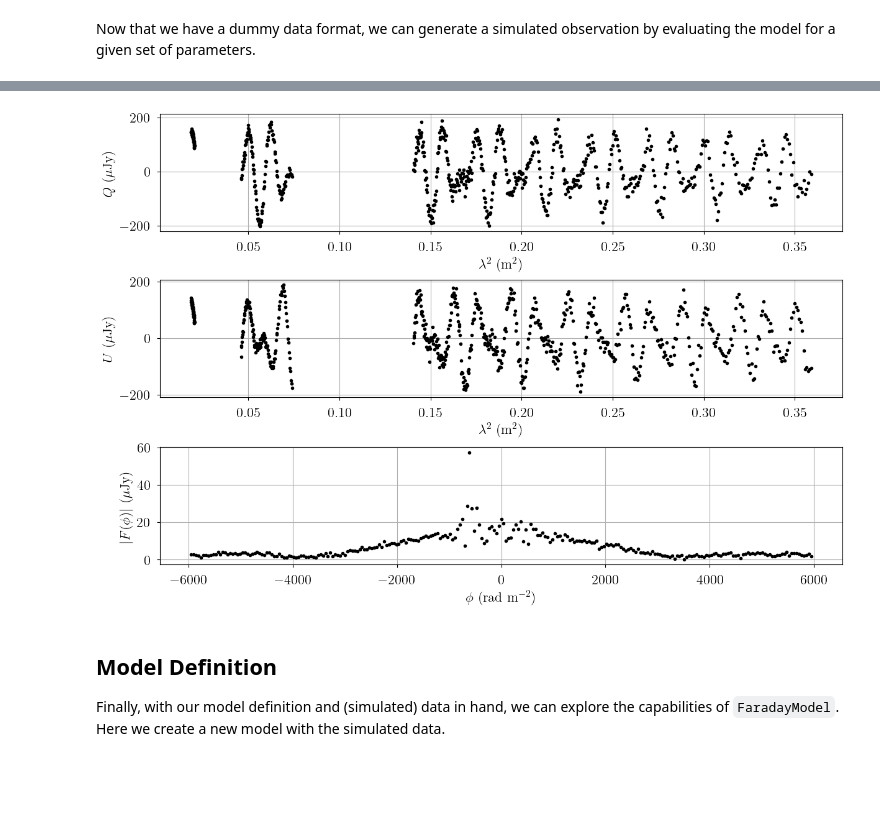
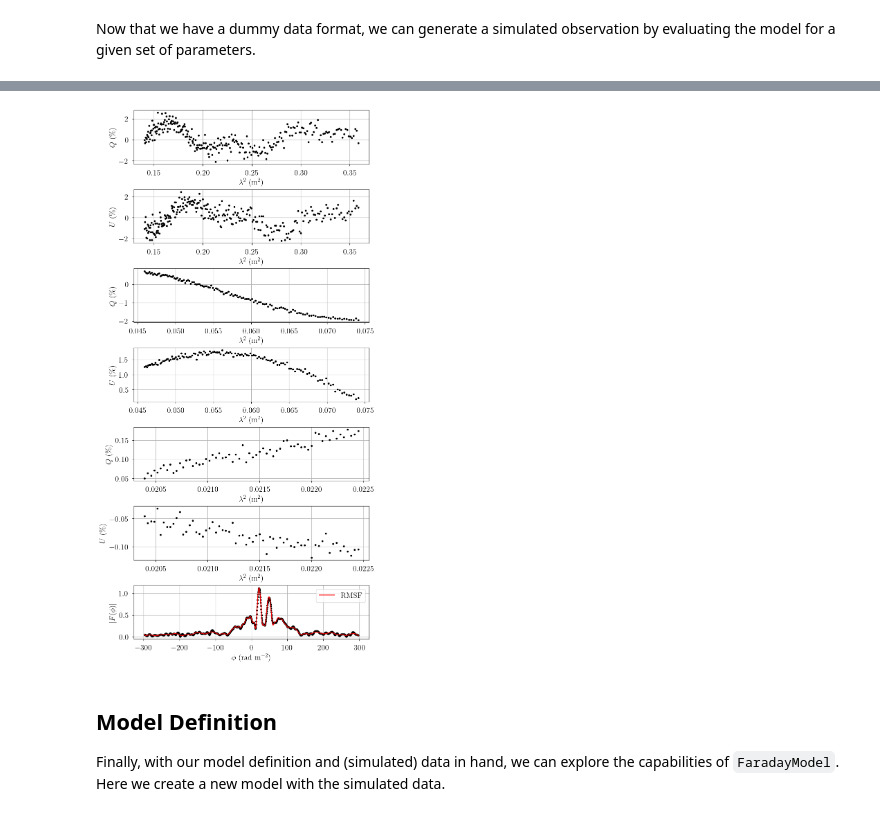
Before and after one commit to tvwenger/bayes_pol, a Jupyter notebook: docs/source/notebooks/faraday_model.ipynb, the cells around one changed output, grey strips where cells are left out. Saved outputs shown, nothing was run; the diff lists cells and outputs as text; code cells hidden in the pictures; blank space fills up the shorter version.

```diff
--- a/docs/source/notebooks/faraday_model.ipynb
+++ b/docs/source/notebooks/faraday_model.ipynb
@@ -95,13 +32,0 @@ faraday_depth_sampling_function = np.sum([
-# %%
-# Synthetic complex polarization signal
-complex_pols = []
-noisy_complex_pols = []
-for lam2_axis in lam2_bin_centers:
-    complex_pol = _POL*np.exp(1.0j*_RM*lam2_axis)
-    noisy_complex_pol = complex_pol + _RMS*np.random.randn(len(lam2_axis)) + _RMS*1.0j*np.random.randn(len(lam2_axis))
-    plt.plot(lam2_axis, noisy_complex_pol.real, 'k.')
-    plt.plot(lam2_axis, noisy_complex_pol.imag, 'r.')
-    complex_pols.append(complex_pol)
-    noisy_complex_pols.append(noisy_complex_pol)
-plt.xlabel(r"$\lambda^2$ (m$^2$)")
-plt.ylabel("Complex Polarization")
@@ -279,63 +136,59 @@ from bayes_pol import FaradayModel
 n_clouds = 2 # number of cloud components
 model = FaradayModel(
     dummy_data,
+    lam2_lower=np.array(lam2_lower),
+    lam2_upper=np.array(lam2_upper),
     n_clouds=n_clouds,
     seed=1234,
     verbose=True
 )
 model.add_priors(
-    prior_polarized_intensity = 100.0,
-    prior_faraday_depth_mean = [0.0, 100.0],
-    prior_faraday_depth_fwhm = 10.0,
-    prior_faraday_depth_offset = [0.0, 1.0],
-    prior_faraday_depth_sigma = 1.0,
+    prior_faraday_depth_mean = [0.0, 50.0],
+    prior_faraday_depth_fwhm = 5.0,
+    prior_faraday_depth_sigma = 1.0/np.sqrt(len(lam2_axis)),
 )
 model.add_likelihood()
 
 sim_params = {
-    "polarized_intensity": [100.0, 100.0],
-    "faraday_depth_mean": [-300.0, 200.0],
-    "faraday_depth_fwhm": [5.0, 0.0],
-    "pol_angle0": [-0.4, 0.25],
+    "polarized_intensity": [1.0, 1.0],
+    "faraday_depth_mean": [20.0, 50.0],
+    "faraday_depth_fwhm": [0.0, 5.0],
+    "pol_angle0": [0.0, 1.0],
+    "faraday_depth_sigma": 1.0e-12, # for RMSF visualization
 }
 sim_obs = {
     key: model.model[key].eval(sim_params, on_unused_input="ignore")
     for key in dummy_data.keys()
 }
-faraday_depth_abs = calc_faraday_depth_abs(sim_obs["Q"], sim_obs["U"], *faraday_params).eval()
 
-# Save simulated data
-obs_Q = SpecData(
-    lam2_axis,
-    sim_obs["Q"],
-    rms,
-    xlabel=r"$\lambda^2$ (m$^2$)",
-    ylabel=r"$Q$ ($\mu$Jy)",
-)
-obs_U = SpecData(
-    lam2_axis,
-    sim_obs["U"],
-    rms,
-    xlabel=r"$\lambda^2$ (m$^2$)",
-    ylabel=r"$U$ ($\mu$Jy)",
-)
-obs_faraday_depth_abs = SpecData(
-    faraday_depth_axis,
-    faraday_depth_abs,
+data = {}
+for key in sim_obs.keys():
+    if "Q" in key or "U" in key:
+        data[key] = SpecData(
+            dummy_data[key].spectral,
+            sim_obs[key],
+            dummy_data[key].noise,
+            xlabel=dummy_data[key].xlabel,
+            ylabel=dummy_data[key].ylabel,
+        )
+
+stokesQ = np.concatenate([sim_obs[key] for key in sim_obs.keys() if "Q" in key])
+stokesU = np.concatenate([sim_obs[key] for key in sim_obs.keys() if "U" in key])
+faraday_depth = calc_faraday_spectrum(faraday_depth_axis, lam2_axis, stokesQ, stokesU)
+data["faraday_depth_abs"] = SpecData(
+    faraday_depth_axis, # spectral axis
+    np.abs(faraday_depth), # brightness
     1.0, # ignored
     xlabel=r"$\phi$ (rad m$^{-2}$)",
-    ylabel=r"$|F(\phi)|$ ($\mu$Jy)",
+    ylabel=r"$|F(\phi)|$",
 )
-data = {
-    "Q": obs_Q,
-    "U": obs_U,
-    "faraday_depth_abs": obs_faraday_depth_abs,
-}
 
 # Plot the simulated data
-fig, axes = plt.subplots(len(data), figsize=(12, 8), layout="constrained", squeeze=False)
+fig, axes = plt.subplots(len(data), figsize=(8, 16), layout="constrained", squeeze=False)
 for ax, dataset in zip(axes.ravel(), data.values()):
     ax.plot(dataset.spectral, dataset.brightness, "k.")
     ax.set_xlabel(dataset.xlabel)
     ax.set_ylabel(dataset.ylabel)
+ax.plot(faraday_depth_axis, sim_obs["faraday_depth_abs"], "r-", label="RMSF")
+ax.legend(loc='best')
 # %% [output]
@@ -342,4 +196,4 @@ for ax, dataset in zip(axes.ravel(), data.values()):
-[figure, old version]
+[figure, new version]
 # %% [markdown]
 ## Model Definition
 
```
Also changed, not shown: parts of 28 cells of this notebook, 7 other files.
